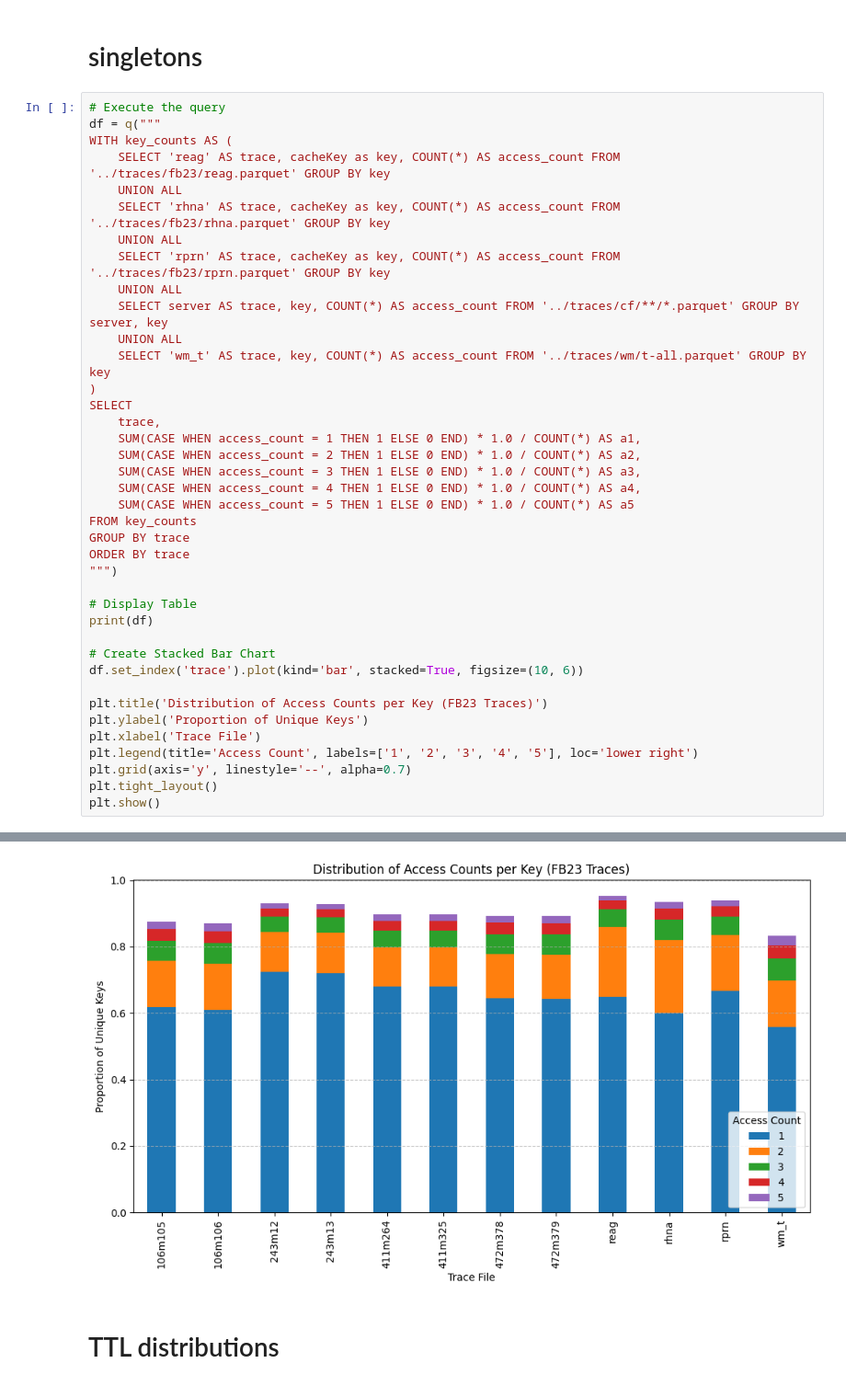
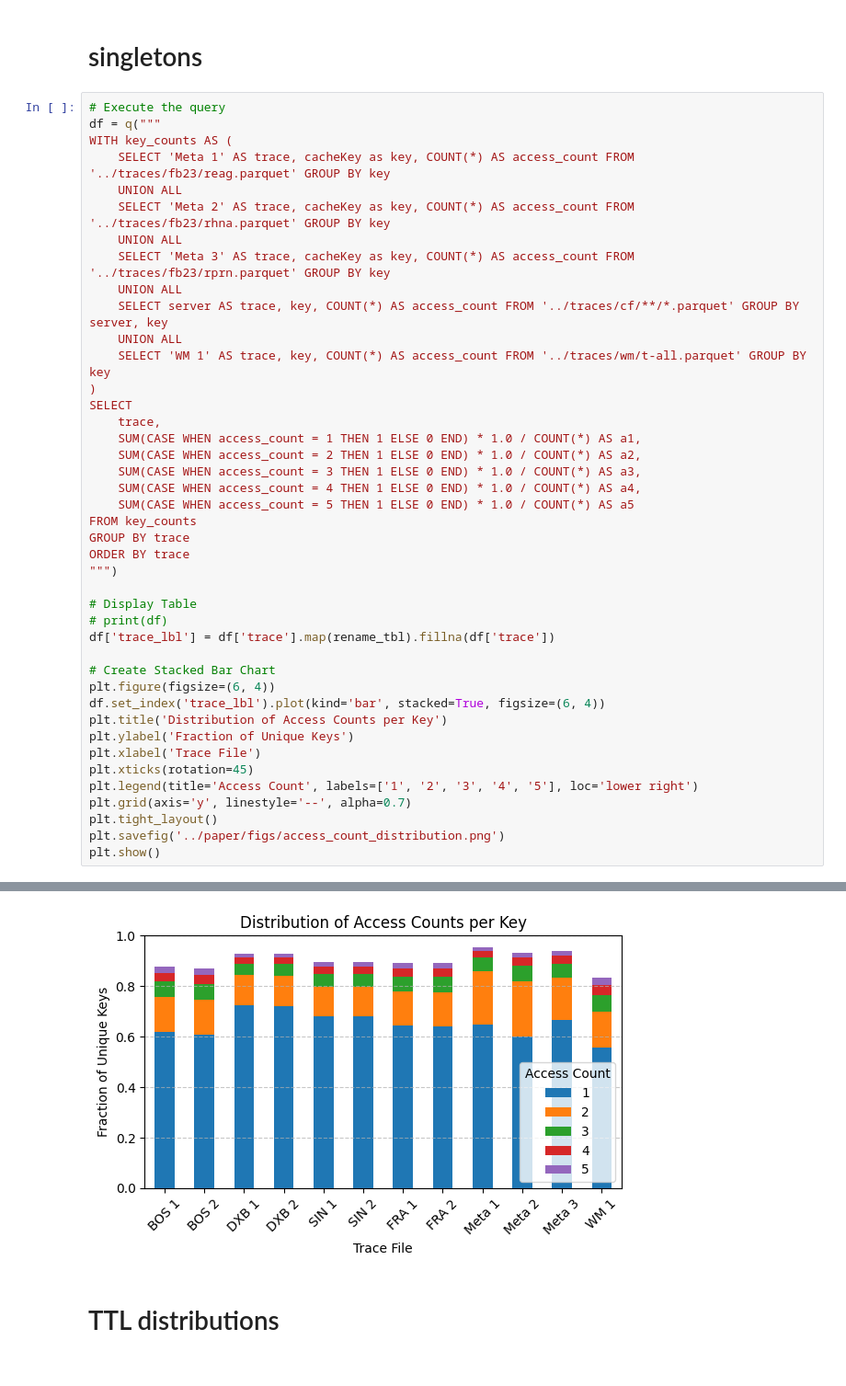
Before and after one commit to IsaacKhor/speculative_revalidation, a Jupyter notebook: analysis/_figs.ipynb, the cells around one changed output, grey strips where cells are left out. Shown at 92% size. Cells and saved outputs as stored; diff of their text form.

```diff
--- a/analysis/_figs.ipynb
+++ b/analysis/_figs.ipynb
@@ -81,15 +88,15 @@ plt.tight_layout()
 # Execute the query
 df = q("""
 WITH key_counts AS (
-    SELECT 'reag' AS trace, cacheKey as key, COUNT(*) AS access_count FROM '../traces/fb23/reag.parquet' GROUP BY key
+    SELECT 'Meta 1' AS trace, cacheKey as key, COUNT(*) AS access_count FROM '../traces/fb23/reag.parquet' GROUP BY key
     UNION ALL
-    SELECT 'rhna' AS trace, cacheKey as key, COUNT(*) AS access_count FROM '../traces/fb23/rhna.parquet' GROUP BY key
+    SELECT 'Meta 2' AS trace, cacheKey as key, COUNT(*) AS access_count FROM '../traces/fb23/rhna.parquet' GROUP BY key
     UNION ALL
-    SELECT 'rprn' AS trace, cacheKey as key, COUNT(*) AS access_count FROM '../traces/fb23/rprn.parquet' GROUP BY key
+    SELECT 'Meta 3' AS trace, cacheKey as key, COUNT(*) AS access_count FROM '../traces/fb23/rprn.parquet' GROUP BY key
     UNION ALL
     SELECT server AS trace, key, COUNT(*) AS access_count FROM '../traces/cf/**/*.parquet' GROUP BY server, key
     UNION ALL
-    SELECT 'wm_t' AS trace, key, COUNT(*) AS access_count FROM '../traces/wm/t-all.parquet' GROUP BY key
+    SELECT 'WM 1' AS trace, key, COUNT(*) AS access_count FROM '../traces/wm/t-all.parquet' GROUP BY key
 )
 SELECT
     trace,
@@ -104,16 +111,19 @@ ORDER BY trace
 """)
 
 # Display Table
-print(df)
+# print(df)
+df['trace_lbl'] = df['trace'].map(rename_tbl).fillna(df['trace'])
 
 # Create Stacked Bar Chart
-df.set_index('trace').plot(kind='bar', stacked=True, figsize=(10, 6))
-
-plt.title('Distribution of Access Counts per Key (FB23 Traces)')
-plt.ylabel('Proportion of Unique Keys')
+plt.figure(figsize=(6, 4))
+df.set_index('trace_lbl').plot(kind='bar', stacked=True, figsize=(6, 4))
+plt.title('Distribution of Access Counts per Key')
+plt.ylabel('Fraction of Unique Keys')
 plt.xlabel('Trace File')
+plt.xticks(rotation=45)
 plt.legend(title='Access Count', labels=['1', '2', '3', '4', '5'], loc='lower right')
 plt.grid(axis='y', linestyle='--', alpha=0.7)
 plt.tight_layout()
+plt.savefig('../paper/figs/access_count_distribution.png')
 plt.show()
 # %% [output]
@@ -133,4 +131,4 @@ plt.show()
-[figure, old version]
+[figure, new version]
 # %% [markdown]
 # TTL distributions
 # %%
```
Also changed, not shown: parts of 22 cells of this notebook, 44 other files.
